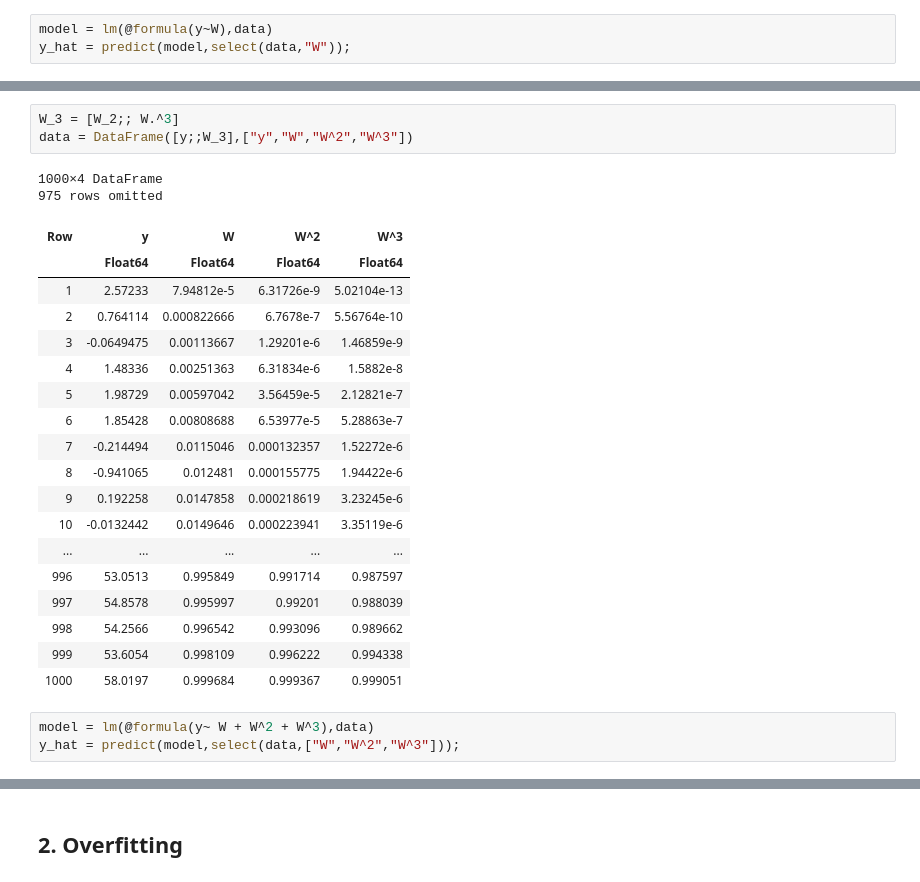
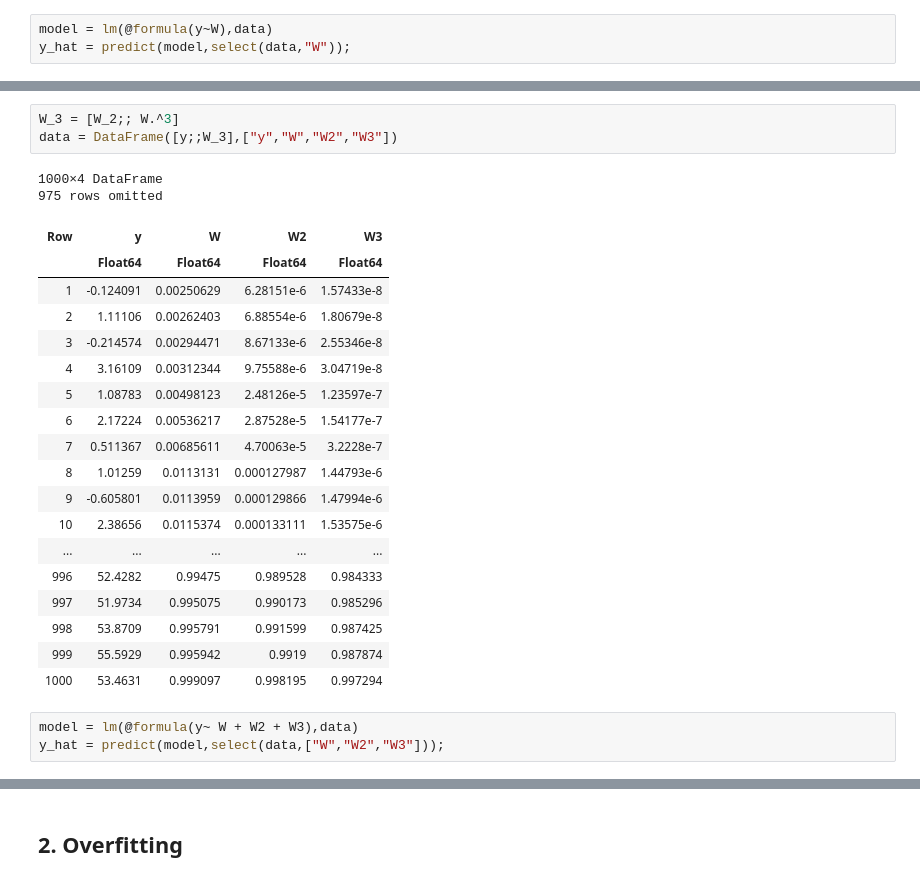
Before and after one commit to d2cml-ai/CausalAI-Course, a Jupyter notebook: Labs/PD/PD2/Julia.ipynb, the cells around one changed output, grey strips where cells are left out. Saved outputs shown, nothing was run; the diff lists cells and outputs as text.

```diff
--- a/Labs/PD/PD2/Julia.ipynb
+++ b/Labs/PD/PD2/Julia.ipynb
@@ -146,27 +150,27 @@ title!(L"p=3")
 # %%
 W_3 = [W_2;; W.^3]
-data = DataFrame([y;;W_3],["y","W","W^2","W^3"])
+data = DataFrame([y;;W_3],["y","W","W2","W3"])
 # %% [output]
 1000×4 DataFrame
 975 rows omitted
-| Row | y | W | W^2 | W^3 |
+| Row | y | W | W2 | W3 |
 |  | Float64 | Float64 | Float64 | Float64 |
-| 1 | 2.57233 | 7.94812e-5 | 6.31726e-9 | 5.02104e-13 |
-| 2 | 0.764114 | 0.000822666 | 6.7678e-7 | 5.56764e-10 |
-| 3 | -0.0649475 | 0.00113667 | 1.29201e-6 | 1.46859e-9 |
-| 4 | 1.48336 | 0.00251363 | 6.31834e-6 | 1.5882e-8 |
-| 5 | 1.98729 | 0.00597042 | 3.56459e-5 | 2.12821e-7 |
-| 6 | 1.85428 | 0.00808688 | 6.53977e-5 | 5.28863e-7 |
-| 7 | -0.214494 | 0.0115046 | 0.000132357 | 1.52272e-6 |
-| 8 | -0.941065 | 0.012481 | 0.000155775 | 1.94422e-6 |
-| 9 | 0.192258 | 0.0147858 | 0.000218619 | 3.23245e-6 |
-| 10 | -0.0132442 | 0.0149646 | 0.000223941 | 3.35119e-6 |
+| 1 | -0.124091 | 0.00250629 | 6.28151e-6 | 1.57433e-8 |
+| 2 | 1.11106 | 0.00262403 | 6.88554e-6 | 1.80679e-8 |
+| 3 | -0.214574 | 0.00294471 | 8.67133e-6 | 2.55346e-8 |
+| 4 | 3.16109 | 0.00312344 | 9.75588e-6 | 3.04719e-8 |
+| 5 | 1.08783 | 0.00498123 | 2.48126e-5 | 1.23597e-7 |
+| 6 | 2.17224 | 0.00536217 | 2.87528e-5 | 1.54177e-7 |
+| 7 | 0.511367 | 0.00685611 | 4.70063e-5 | 3.2228e-7 |
+| 8 | 1.01259 | 0.0113131 | 0.000127987 | 1.44793e-6 |
+| 9 | -0.605801 | 0.0113959 | 0.000129866 | 1.47994e-6 |
+| 10 | 2.38656 | 0.0115374 | 0.000133111 | 1.53575e-6 |
 | ... | ... | ... | ... | ... |
-| 996 | 53.0513 | 0.995849 | 0.991714 | 0.987597 |
-| 997 | 54.8578 | 0.995997 | 0.99201 | 0.988039 |
-| 998 | 54.2566 | 0.996542 | 0.993096 | 0.989662 |
-| 999 | 53.6054 | 0.998109 | 0.996222 | 0.994338 |
-| 1000 | 58.0197 | 0.999684 | 0.999367 | 0.999051 |
+| 996 | 52.4282 | 0.99475 | 0.989528 | 0.984333 |
+| 997 | 51.9734 | 0.995075 | 0.990173 | 0.985296 |
+| 998 | 53.8709 | 0.995791 | 0.991599 | 0.987425 |
+| 999 | 55.5929 | 0.995942 | 0.9919 | 0.987874 |
+| 1000 | 53.4631 | 0.999097 | 0.998195 | 0.997294 |
 # %%
-model = lm(@formula(y~ W + W^2 + W^3),data)
-y_hat = predict(model,select(data,["W","W^2","W^3"]));
+model = lm(@formula(y~ W + W2 + W3),data)
+y_hat = predict(model,select(data,["W","W2","W3"]));
```
Also changed, not shown: parts of 64 cells of this notebook, 2 other files.
